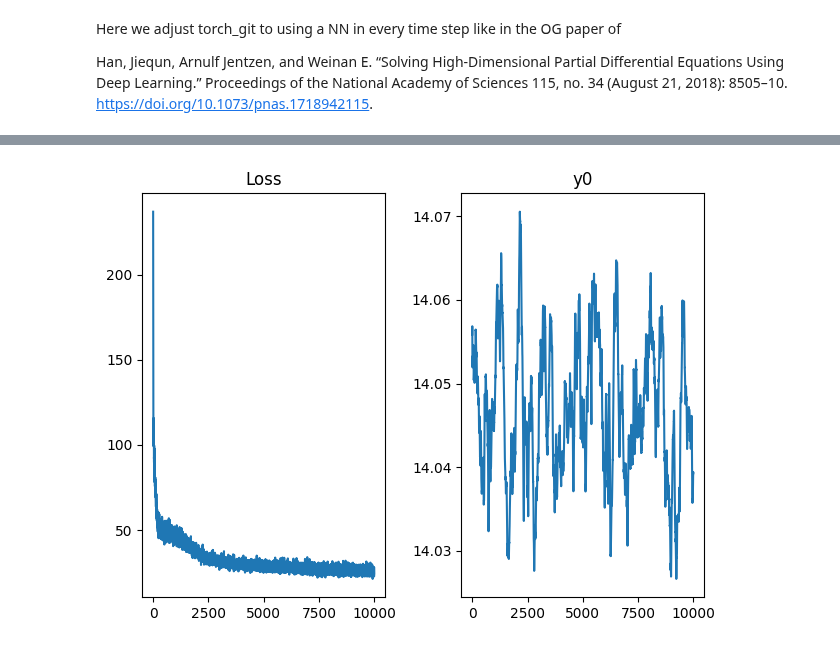
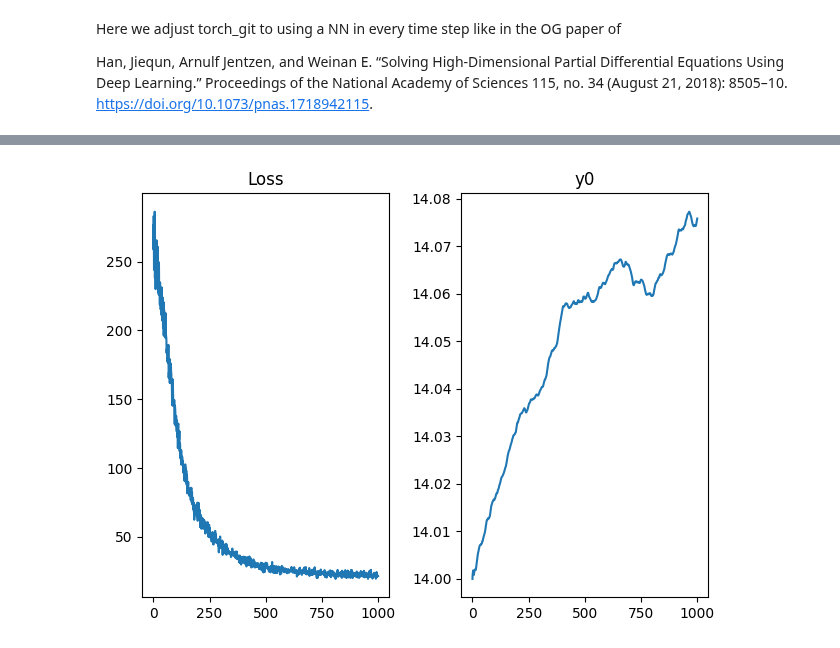
Before and after one commit to ISIPINK/Assignment_Financial_Mathematics_2024, a Jupyter notebook: deep BSDE tests/exp_torch_git.ipynb, the cells around one changed output, grey strips where cells are left out. Drawn from its saved outputs; the diff is of its cells as text; code cells hidden in the pictures.

```diff
--- a/deep BSDE tests/exp_torch_git.ipynb
+++ b/deep BSDE tests/exp_torch_git.ipynb
@@ -33,13 +33,13 @@ class Model2(nn.Module):
         self.y_0 = nn.Parameter(equation.guess_y_0[0]*l+ equation.guess_y_0[1]*(1-l))
         self.linear1 = nn.ModuleList([nn.Linear(equation.dim_x, dim_h) for _ in range(N)])
         self.linear2 = nn.ModuleList([nn.Linear(dim_h, dim_h) for _ in range(N)])
-        # self.bn = nn.ModuleList([nn.BatchNorm1d(dim_h) for _ in range(N)])
+        self.bn = nn.ModuleList([nn.BatchNorm1d(dim_h) for _ in range(N)])
         self.linear4 = nn.ModuleList([nn.Linear(dim_h, equation.dim_y*equation.dim_d) for _ in range(N)])
 
     def get_z(self,x,i):
-        x = F.relu(self.linear1[i](x))
-        # x = self.bn[i](F.relu(self.linear2[i](x)))
-        x = F.relu(self.linear2[i](x))
+        x = F.gelu(self.linear1[i](x))
+        x = self.bn[i](F.gelu(self.linear2[i](x)))
+        x = F.gelu(self.linear2[i](x))
         return self.linear4[i](x).reshape(-1, self.equation.dim_y, self.equation.dim_d)
 
 
@@ -86,8 +86,8 @@ mu = 0.07
 sig = 0.3
 r = 0.02
 K = 110
-dim_x, dim_y, dim_d, dim_h, N, itr, batch_size = 1, 1, 1, 7, 10, 500, 1000
-guess_y_0 = [14,16]
+dim_x, dim_y, dim_d, dim_h, N, itr, batch_size = 1, 1, 1, 7, 20, 500, 1000
+guess_y_0 = [14,14]
 
 x_0, T = 100*torch.ones(dim_x), 1
 
@@ -117,7 +117,7 @@ bsde_solver = BSDEsolver2(equation, dim_h,N)
 # %%
 
 import matplotlib.pyplot as plt
-itr = 10000
+itr = 1000
 # torch.manual_seed(44)
 loss, y0=bsde_solver.train(batch_size, itr, log=True)
 
@@ -154 +154 @@ loss:   24.46 y0:   14.06 done: 95.00% Iteration: 9500
-[figure, old version]
+[figure, new version]
```
Also changed, not shown: parts of 1 cell of this notebook, 2 other files.
